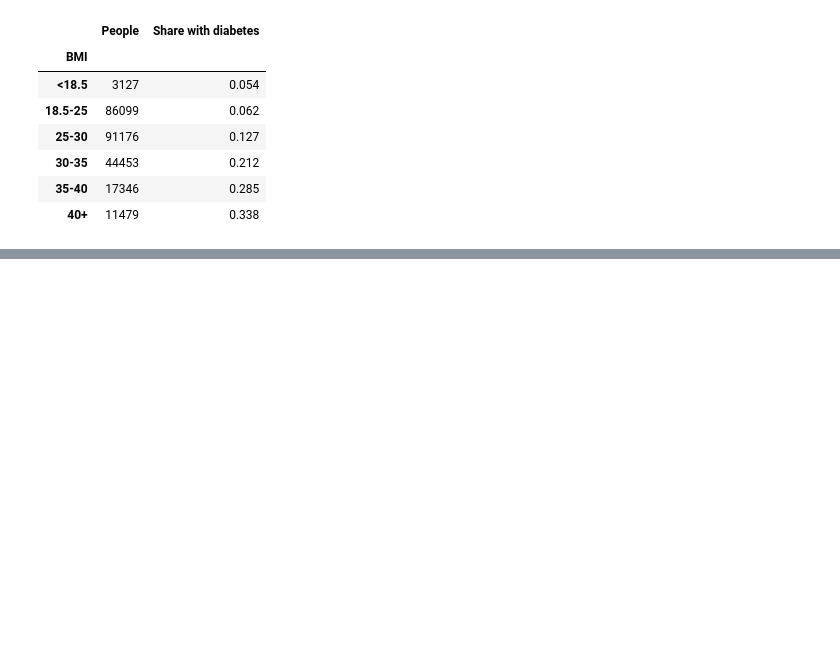
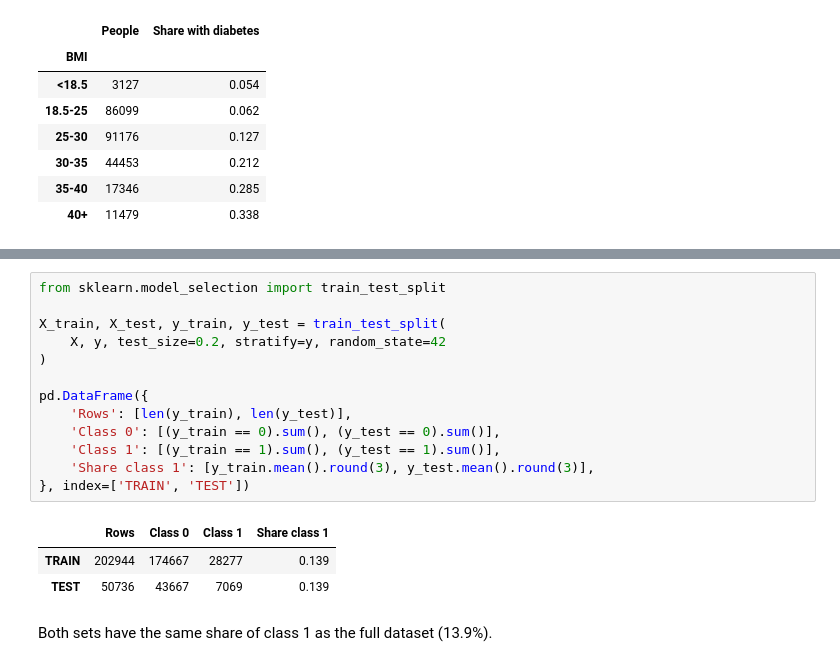
Before and after one commit to Muggenpvp/machine_learning_group2, a Jupyter notebook: assignment2/assignment2.ipynb, the cells around one changed output, grey strips where cells are left out. Cells and saved outputs as stored; diff of their text form; blank space fills up the shorter version.

```diff
--- a/assignment2/assignment2.ipynb
+++ b/assignment2/assignment2.ipynb
@@ -303,0 +312,19 @@ pd.DataFrame({
+# %%
+from sklearn.model_selection import train_test_split
+
+X_train, X_test, y_train, y_test = train_test_split(
+    X, y, test_size=0.2, stratify=y, random_state=42
+)
+
+pd.DataFrame({
+    'Rows': [len(y_train), len(y_test)],
+    'Class 0': [(y_train == 0).sum(), (y_test == 0).sum()],
+    'Class 1': [(y_train == 1).sum(), (y_test == 1).sum()],
+    'Share class 1': [y_train.mean().round(3), y_test.mean().round(3)],
+}, index=['TRAIN', 'TEST'])
+# %% [output]
+|  | Rows | Class 0 | Class 1 | Share class 1 |
+| TRAIN | 202944 | 174667 | 28277 | 0.139 |
+| TEST | 50736 | 43667 | 7069 | 0.139 |
+# %% [markdown]
+Both sets have the same share of class 1 as the full dataset (13.9%).
```
Also changed, not shown: parts of 6 cells of this notebook.
